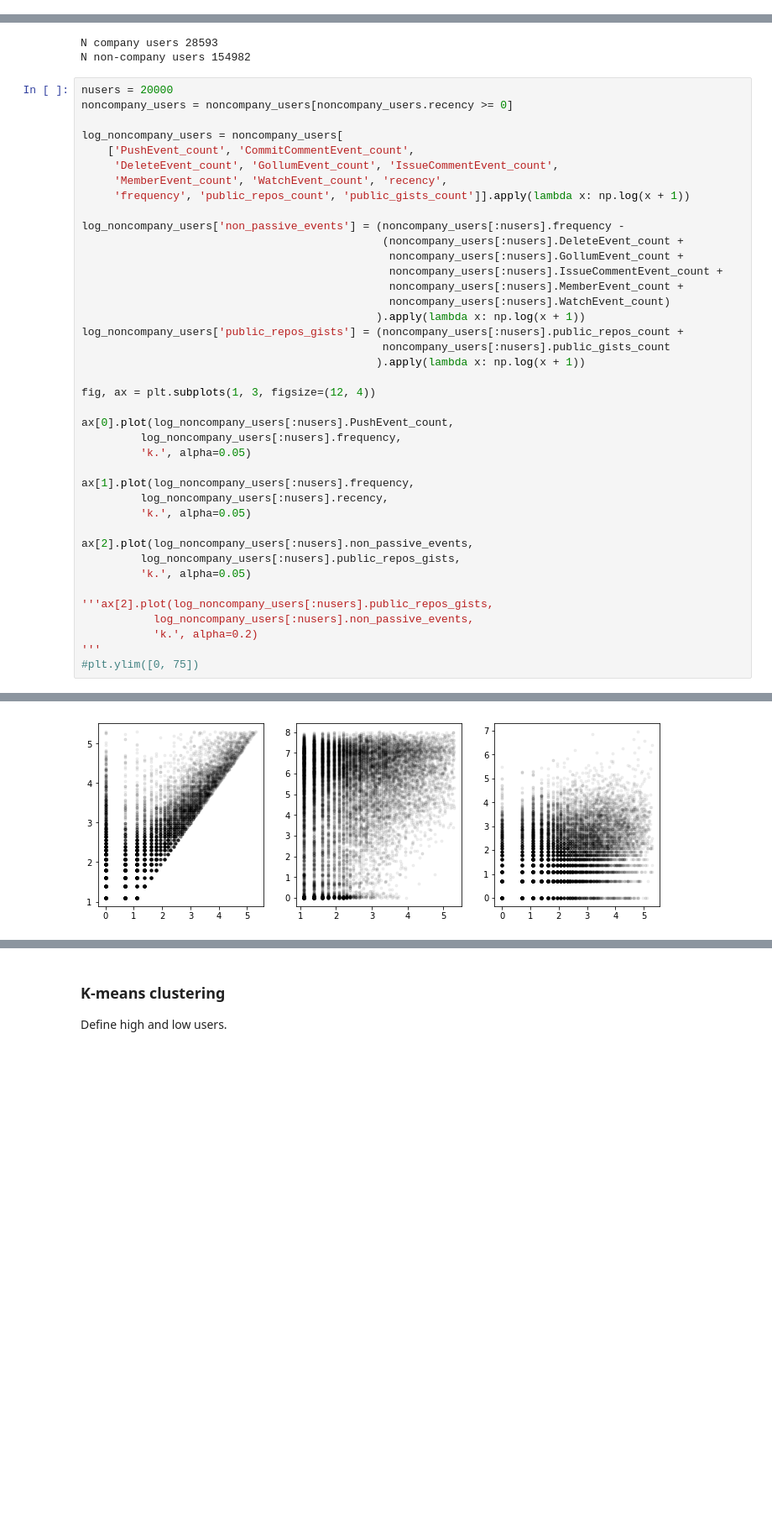
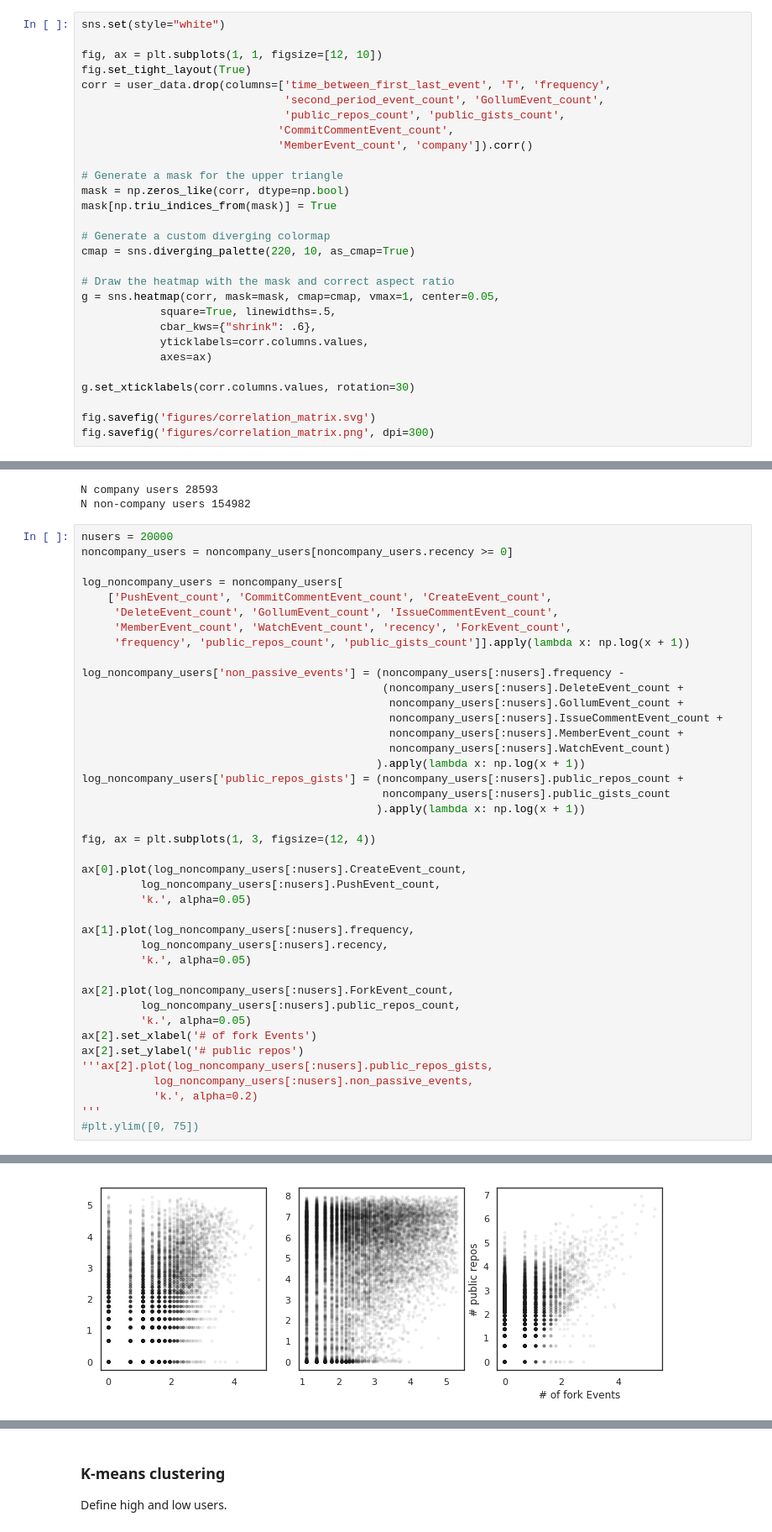
Before and after one commit to bps10/github-churn, a Jupyter notebook: Data_exploration.ipynb, the cells around one changed output, grey strips where cells are left out. Shown at 84% size. Cells and saved outputs as stored; diff of their text form; blank space fills up the shorter version.

```diff
--- a/Data_exploration.ipynb
+++ b/Data_exploration.ipynb
@@ -123,0 +117,29 @@ sns.heatmap(corr,
+# %%
+sns.set(style="white")
+
+fig, ax = plt.subplots(1, 1, figsize=[12, 10])
+fig.set_tight_layout(True)
+corr = user_data.drop(columns=['time_between_first_last_event', 'T', 'frequency',
+                               'second_period_event_count', 'GollumEvent_count',
+                               'public_repos_count', 'public_gists_count',
+                              'CommitCommentEvent_count',
+                              'MemberEvent_count', 'company']).corr()
+
+# Generate a mask for the upper triangle
+mask = np.zeros_like(corr, dtype=np.bool)
+mask[np.triu_indices_from(mask)] = True
+
+# Generate a custom diverging colormap
+cmap = sns.diverging_palette(220, 10, as_cmap=True)
+
+# Draw the heatmap with the mask and correct aspect ratio
+g = sns.heatmap(corr, mask=mask, cmap=cmap, vmax=1, center=0.05,
+            square=True, linewidths=.5,
+            cbar_kws={"shrink": .6},
+            yticklabels=corr.columns.values,
+            axes=ax)
+
+g.set_xticklabels(corr.columns.values, rotation=30)
+
+fig.savefig('figures/correlation_matrix.svg')
+fig.savefig('figures/correlation_matrix.png', dpi=300)
@@ -188,41 +212,42 @@ nusers = 20000
 noncompany_users = noncompany_users[noncompany_users.recency >= 0]
 
 log_noncompany_users = noncompany_users[
-    ['PushEvent_count', 'CommitCommentEvent_count',
+    ['PushEvent_count', 'CommitCommentEvent_count', 'CreateEvent_count',
      'DeleteEvent_count', 'GollumEvent_count', 'IssueCommentEvent_count',
-     'MemberEvent_count', 'WatchEvent_count', 'recency',
+     'MemberEvent_count', 'WatchEvent_count', 'recency', 'ForkEvent_count',
      'frequency', 'public_repos_count', 'public_gists_count']].apply(lambda x: np.log(x + 1))
 
 log_noncompany_users['non_passive_events'] = (noncompany_users[:nusers].frequency -
                                               (noncompany_users[:nusers].DeleteEvent_count +
                                                noncompany_users[:nusers].GollumEvent_count +
                                                noncompany_users[:nusers].IssueCommentEvent_count +
                                                noncompany_users[:nusers].MemberEvent_count +
                                                noncompany_users[:nusers].WatchEvent_count)
                                              ).apply(lambda x: np.log(x + 1))
 log_noncompany_users['public_repos_gists'] = (noncompany_users[:nusers].public_repos_count +
                                               noncompany_users[:nusers].public_gists_count
                                              ).apply(lambda x: np.log(x + 1))
 
 fig, ax = plt.subplots(1, 3, figsize=(12, 4))
 
-ax[0].plot(log_noncompany_users[:nusers].PushEvent_count,
-         log_noncompany_users[:nusers].frequency,
+ax[0].plot(log_noncompany_users[:nusers].CreateEvent_count,
+         log_noncompany_users[:nusers].PushEvent_count,
          'k.', alpha=0.05)
 
 ax[1].plot(log_noncompany_users[:nusers].frequency,
          log_noncompany_users[:nusers].recency,
          'k.', alpha=0.05)
 
-ax[2].plot(log_noncompany_users[:nusers].non_passive_events,
-         log_noncompany_users[:nusers].public_repos_gists,
+ax[2].plot(log_noncompany_users[:nusers].ForkEvent_count,
+         log_noncompany_users[:nusers].public_repos_count,
          'k.', alpha=0.05)
-
+ax[2].set_xlabel('# of fork Events')
+ax[2].set_ylabel('# public repos')
 '''ax[2].plot(log_noncompany_users[:nusers].public_repos_gists,
            log_noncompany_users[:nusers].non_passive_events,
            'k.', alpha=0.2)
 '''
 #plt.ylim([0, 75])
 # %% [output]
 "ax[2].plot(log_noncompany_users[:nusers].public_repos_gists, \n           log_noncompany_users[:nusers].non_passive_events, \n           'k.', alpha=0.2)\n"
-[figure, old version]
+[figure, new version]
```
Also changed, not shown: parts of 17 cells of this notebook, 9 other files.
